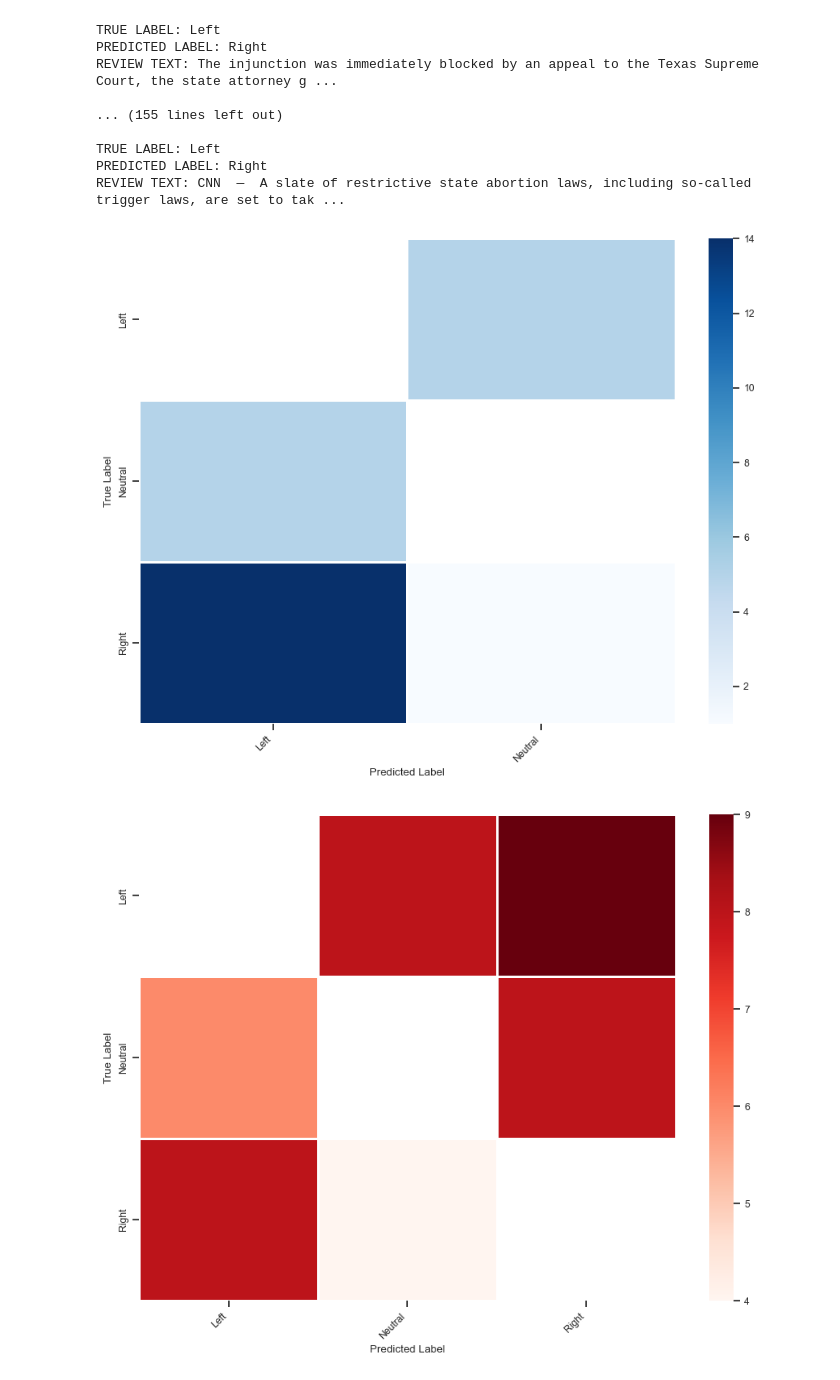
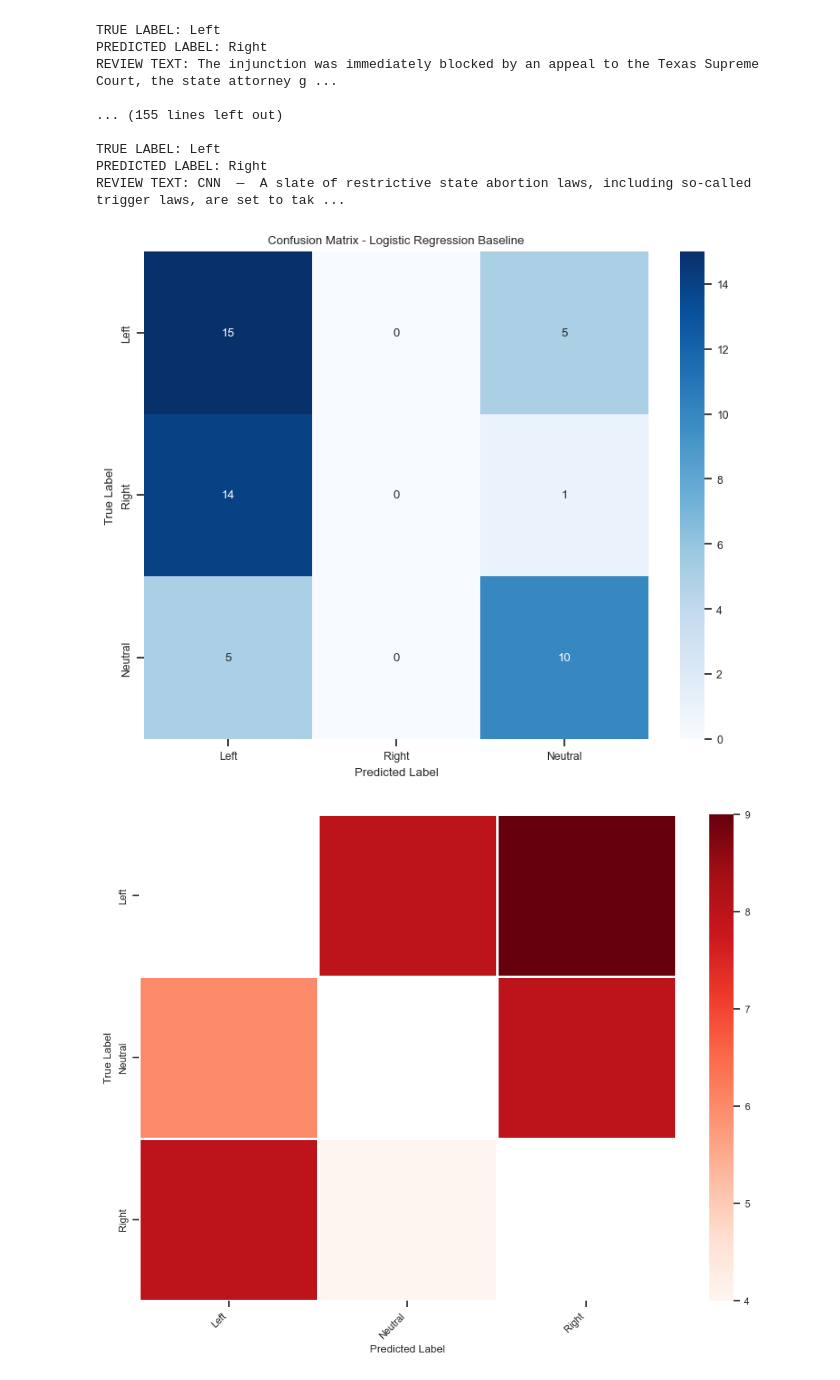
Before and after one commit to stephychen1/info3350-final, a Jupyter notebook: project.ipynb, the cells around one changed output. Saved outputs shown, nothing was run; the diff lists cells and outputs as text; code cells hidden in the pictures.

Commit message:
added confusion matrix

```diff
--- a/project.ipynb
+++ b/project.ipynb
@@ -2379,31 +2368,39 @@ TRUE LABEL: Left
 PREDICTED LABEL: Right
 REVIEW TEXT: CNN  —  A slate of restrictive state abortion laws, including so-called trigger laws, are set to tak ...
 # %%
+from sklearn.metrics import confusion_matrix
+
 #With Diagonal
 tag_classifications_dict_base = defaultdict(int)
 for _true_label, _predicted_label in zip(test_labels, log_predictions):
     if _true_label != _predicted_label:
         tag_classifications_dict_base[(_true_label, _predicted_label)] += 1
 
 dicts_to_plot_base = []
 for (_true_tag, _predicted_tag), _count in tag_classifications_dict_base.items():
     dicts_to_plot_base.append({'True Label': _true_tag,
                           'Predicted Label': _predicted_tag,
                           'Number of Classifications': _count})
 
 df_to_plot_base = pd.DataFrame(dicts_to_plot_base)
 df_wide_base = df_to_plot_base.pivot_table(index='True Label',
                                  columns='Predicted Label',
                                  values='Number of Classifications')
 
-plt.figure(figsize=(9,7))
+# Confusion matrix
+conf_matrix_base = confusion_matrix(test_labels, log_predictions, labels=['Left', 'Right', 'Neutral'])
+
+# Heatmap for Confusion Matrix
+plt.figure(figsize=(9, 7))
 sns.set(style='ticks', font_scale=0.8)
-sns.heatmap(df_wide_base, linewidths=1, cmap='Blues')
-plt.xticks(rotation=45, ha='right')
-plt.tight_layout()
+sns.heatmap(conf_matrix_base, annot=True, fmt='d', cmap='Blues', xticklabels=['Left', 'Right', 'Neutral'],
+            yticklabels=['Left', 'Right', 'Neutral'])
+plt.xlabel('Predicted Label')
+plt.ylabel('True Label')
+plt.title('Confusion Matrix - Logistic Regression Baseline')
 plt.show()
 # %% [output]
-[figure, old version]
+[figure, new version]
 # %%
 #BERT
 
```
Also changed, not shown: parts of 1 cell of this notebook.
